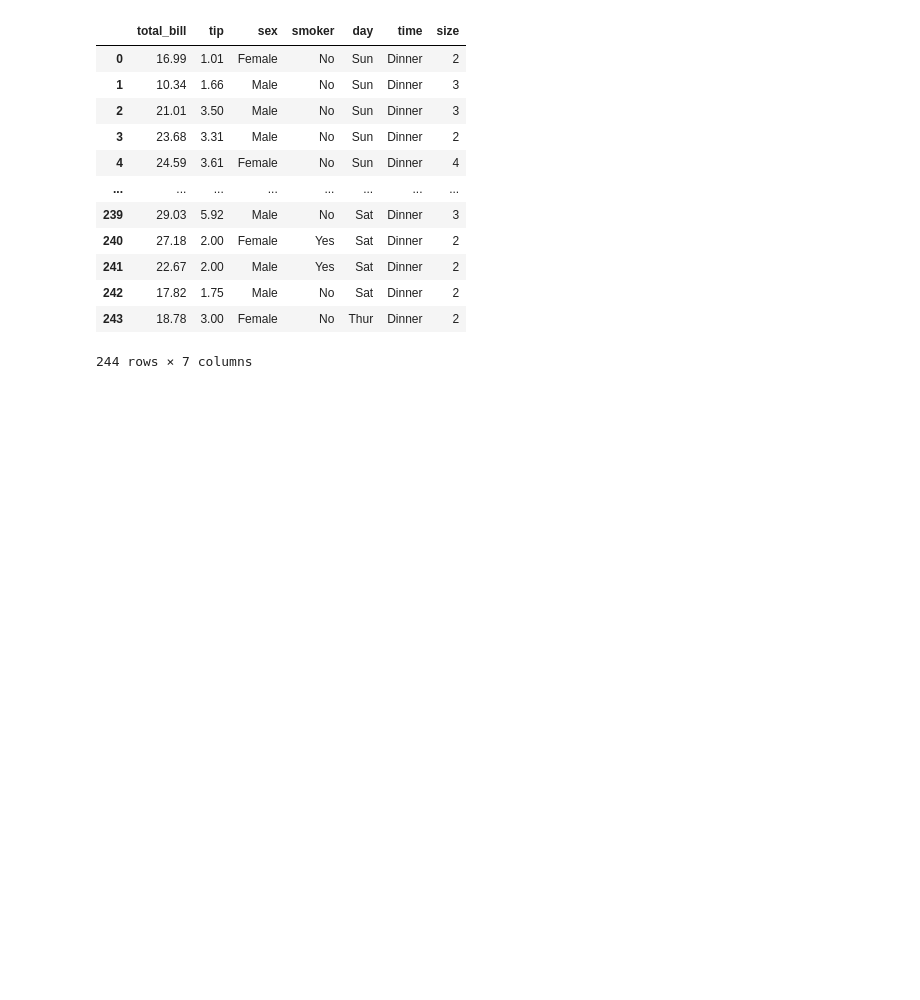
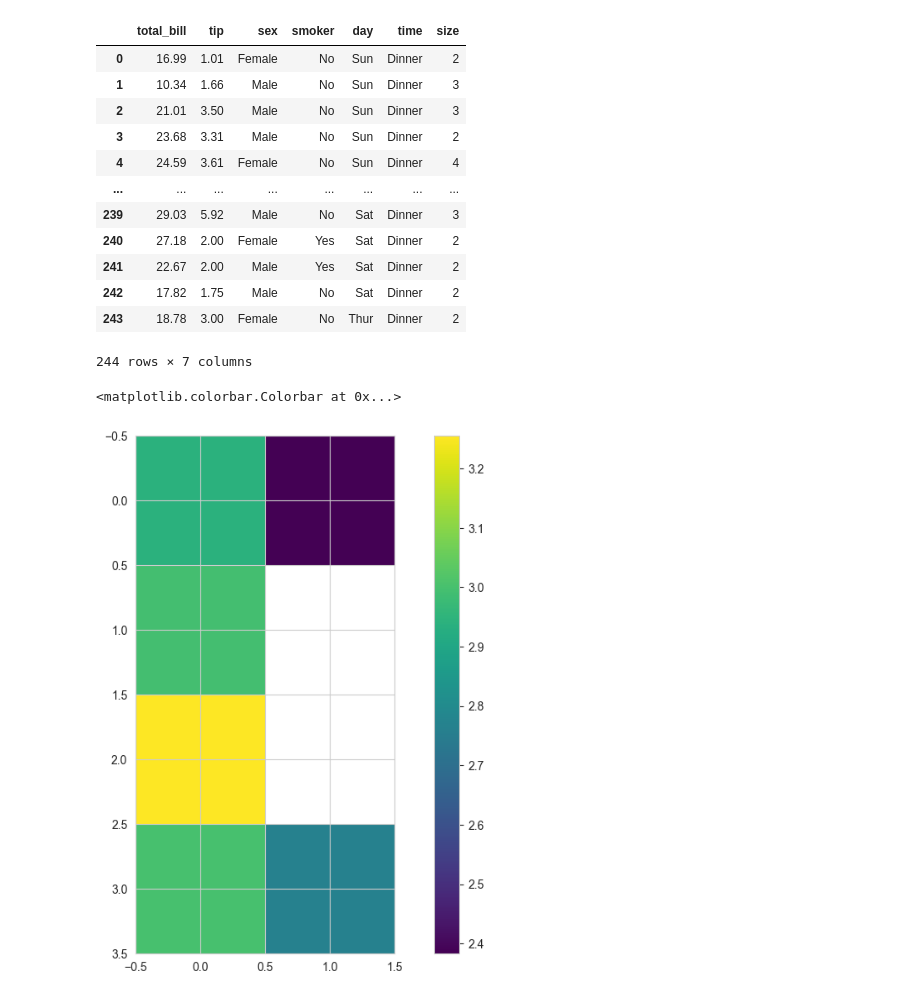
Before and after one commit to jhasan2026/MachineTrain_Lab, a Jupyter notebook: 1_Data_Structure/3_Matplotlib/Matplotlib.ipynb, the cells around one changed output. Saved outputs shown, nothing was run; the diff lists cells and outputs as text; code cells hidden in the pictures; blank space fills up the shorter version.

```diff
--- a/1_Data_Structure/3_Matplotlib/Matplotlib.ipynb
+++ b/1_Data_Structure/3_Matplotlib/Matplotlib.ipynb
@@ -320,7 +320,7 @@ fig.colorbar(surface_obj)
 
 (color->num)
 # %%
-tips = sns.load_dataset("tips")
+tips = pd.read_csv("../../Data/tip.csv")
 tips
 # %% [output]
 |  | total_bill | tip | sex | smoker | day | time | size |
@@ -336,3 +336,13 @@ tips
 | 242 | 17.82 | 1.75 | Male | No | Sat | Dinner | 2 |
 | 243 | 18.78 | 3.00 | Female | No | Thur | Dinner | 2 |
 244 rows × 7 columns
+# %%
+plt.figure(figsize=(12,8))
+
+grid = tips.pivot_table(index="day", columns="time",values="tip")
+
+plt.imshow(grid, cmap="viridis")
+plt.colorbar()
+# %% [output]
+<matplotlib.colorbar.Colorbar at 0x...>
+[figure, added]
```
Also changed, not shown: parts of 7 cells of this notebook, 1 other file.
